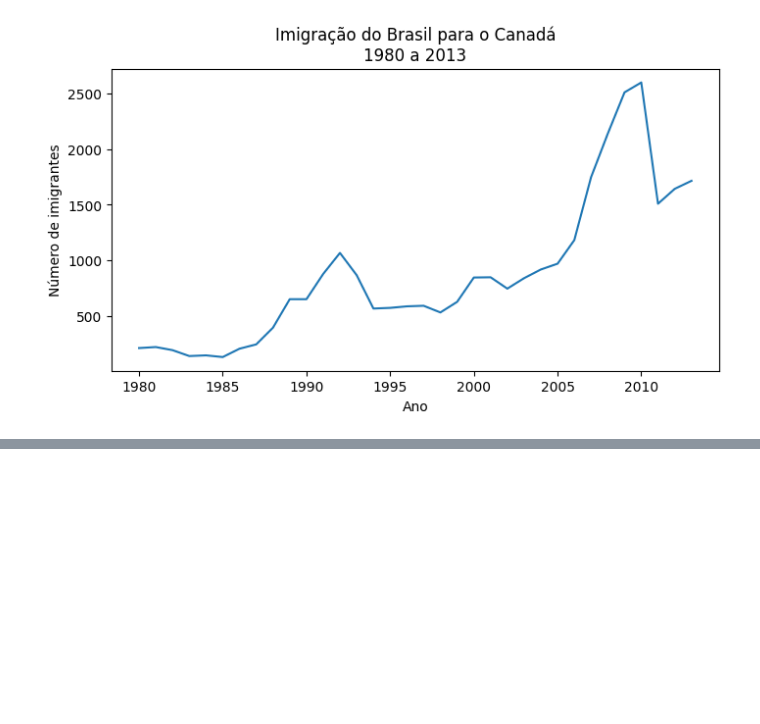
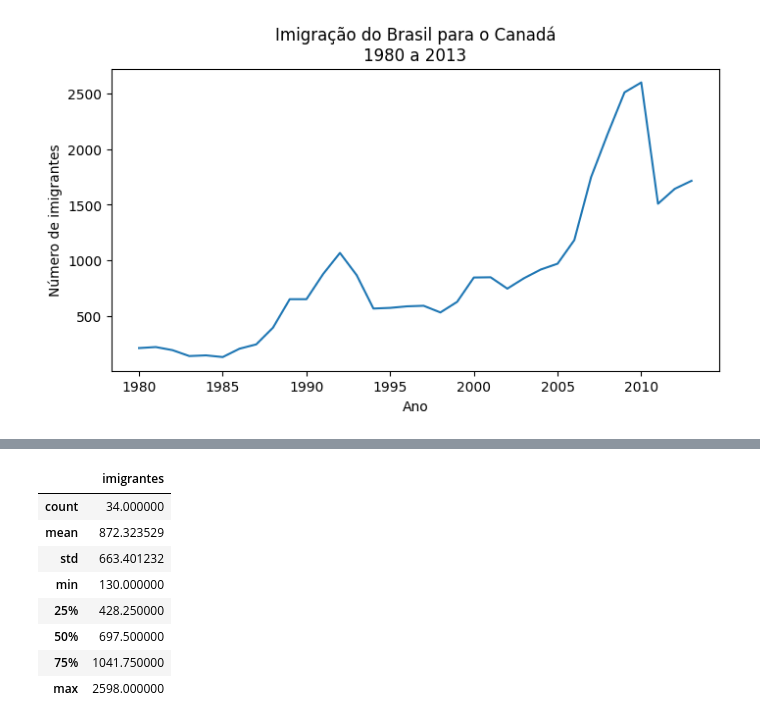
Before and after one commit to dfarneym/data_visualization, a Jupyter notebook: DataVisualization.ipynb, the cells around one changed output, grey strips where cells are left out. Saved outputs shown, nothing was run; the diff lists cells and outputs as text; code cells hidden in the pictures; blank space fills up the shorter version.

```diff
--- a/DataVisualization.ipynb
+++ b/DataVisualization.ipynb
@@ -191,0 +212,12 @@ plt.show
+# %%
+dados_brasil.describe()
+# %% [output]
+|  | imigrantes |
+| count | 34.000000 |
+| mean | 872.323529 |
+| std | 663.401232 |
+| min | 130.000000 |
+| 25% | 428.250000 |
+| 50% | 697.500000 |
+| 75% | 1041.750000 |
+| max | 2598.000000 |
```
Also changed, not shown: parts of 3 cells of this notebook.
